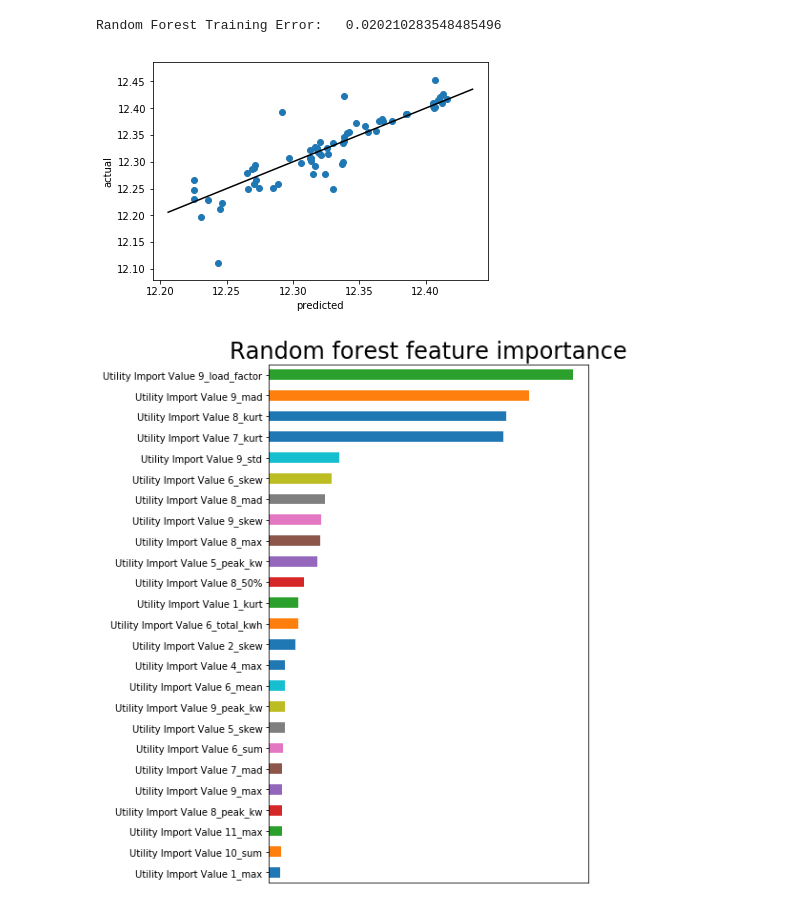
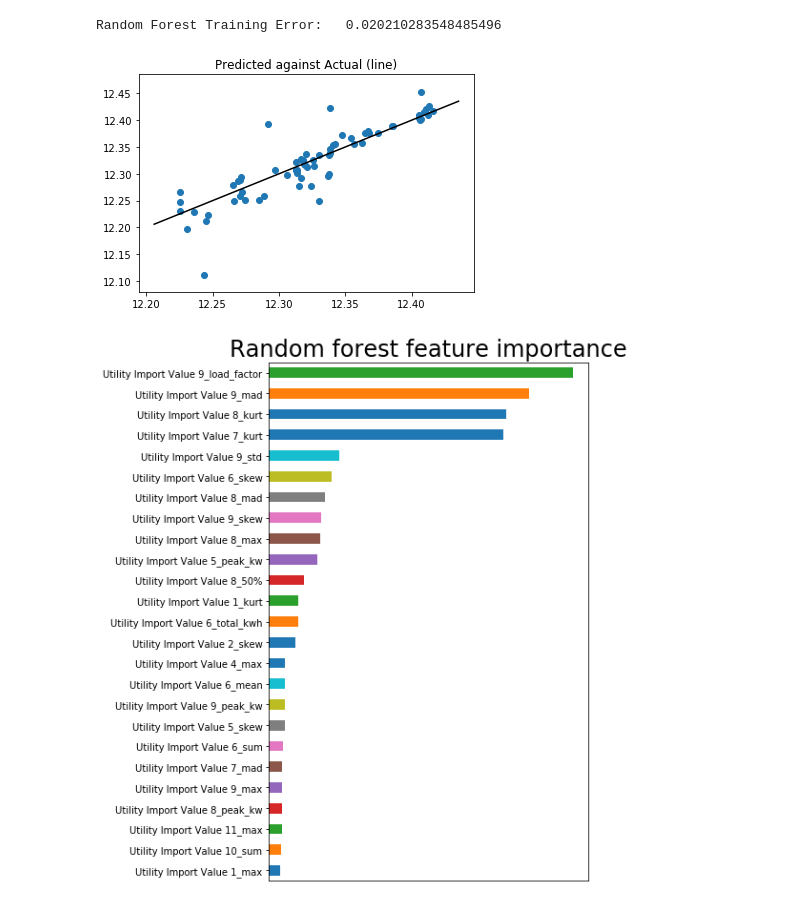
Before and after one commit to itokan23/notebooks-sharing, a Jupyter notebook: feature_regressor.ipynb, the cells around one changed output. Drawn from its saved outputs; the diff is of its cells as text; code cells hidden in the pictures.

```diff
--- a/feature_regressor.ipynb
+++ b/feature_regressor.ipynb
@@ -75,14 +81,13 @@ Random Forest Training Error:   0.020210283548485496
 # %%
 # actual vs predicted
 fig, ax = plt.subplots()
 plt.scatter(model.oob_prediction_, ylog1p_train)
-plt.xlabel('predicted')
-plt.ylabel('actual')
+plt.title('Predicted against Actual (line)')
 x = np.linspace(*ax.get_xlim())
 ax.plot(x, x, color = 'black')
 plt.show()
 # %% [output]
-[figure, old version]
+[figure, new version]
 # %%
 # Feature Importance !
 df_ = pd.DataFrame(x_train.columns, columns = ['feature'])
```
Also changed, not shown: parts of 3 cells of this notebook.
